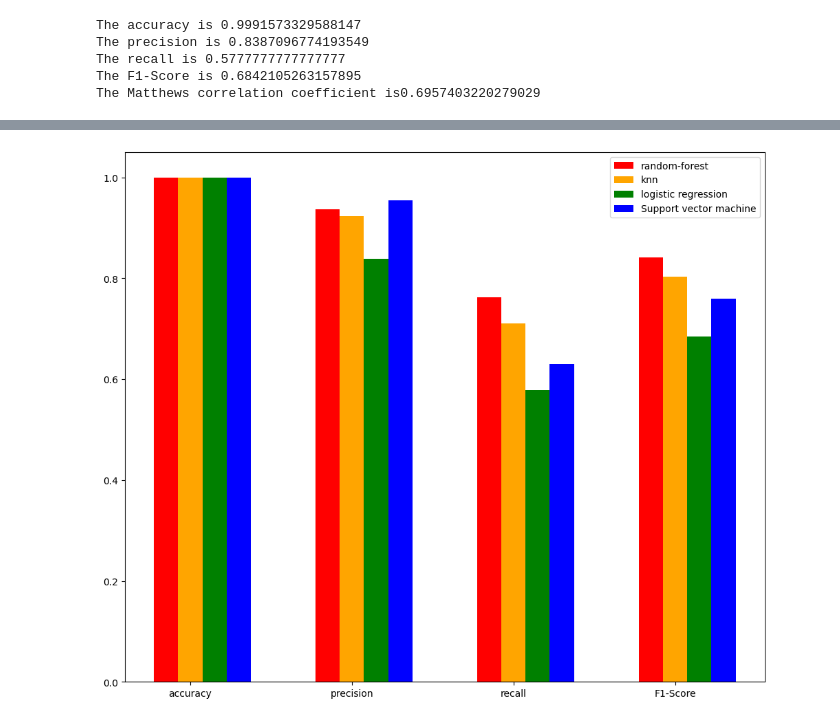
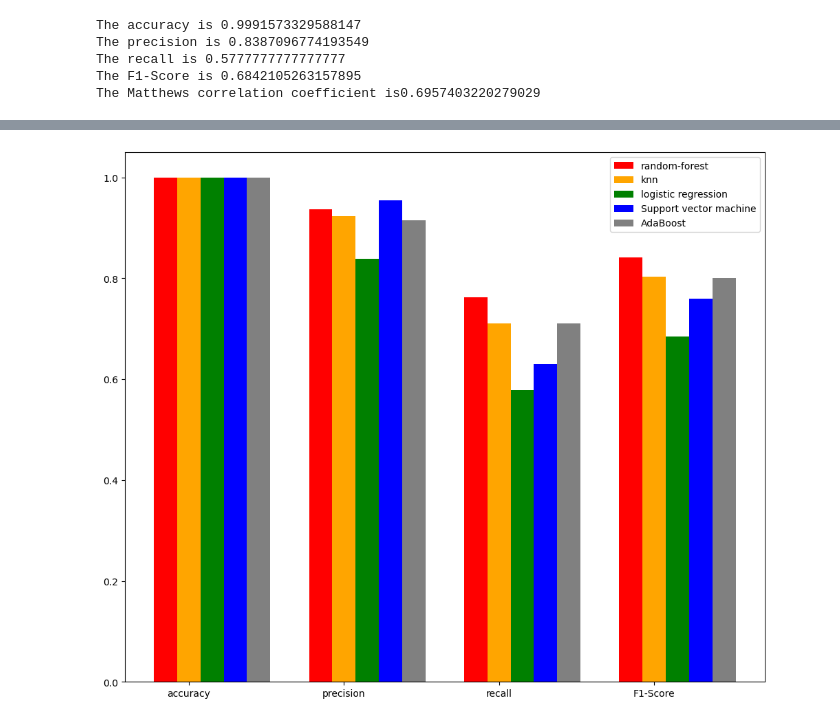
Before and after one commit to Akhilchary/Credit-Card-Fraud-Detection, a Jupyter notebook: CREDIT-CARD-FRAUD-DETECTION.ipynb, the cells around one changed output, grey strips where cells are left out. Drawn from its saved outputs; the diff is of its cells as text; code cells hidden in the pictures.

Commit message:
implemented Adaboost with decision tree as base estimator

```diff
--- a/CREDIT-CARD-FRAUD-DETECTION.ipynb
+++ b/CREDIT-CARD-FRAUD-DETECTION.ipynb
@@ -325,0 +328,8 @@ plt.show()
+# %%
+from sklearn.ensemble import AdaBoostClassifier
+from sklearn.tree import DecisionTreeClassifier
+model=DecisionTreeClassifier(criterion='entropy',max_depth=1)
+AdaBoost=AdaBoostClassifier(base_estimator=model,n_estimators=400,learning_rate=1)
+boostmodel=AdaBoost.fit(X_train,y_train)
+y_pred=boostmodel.predict(X_test)
+y_pred
@@ -325,0 +338,20 @@ plt.show()
+# %%
+from sklearn.metrics import classification_report, accuracy_score
+from sklearn.metrics import precision_score, recall_score
+from sklearn.metrics import f1_score, matthews_corrcoef
+from sklearn.metrics import confusion_matrix
+
+ada_acc = accuracy_score(y_test, y_pred)
+print("The accuracy is {}".format(ada_acc))
+
+ada_prec = precision_score(y_test, y_pred)
+print("The precision is {}".format(ada_prec))
+
+ada_rec = recall_score(y_test, y_pred)
+print("The recall is {}".format(ada_rec))
+
+ada_f1 = f1_score(y_test, y_pred)
+print("The F1-Score is {}".format(ada_f1))
+
+ada_MCC = matthews_corrcoef(y_test, y_pred)
+print("The Matthews correlation coefficient is{}".format(ada_MCC))
@@ -326,24 +375,27 @@ plt.show()
 # %%
 random_f=[rf_acc,rf_prec,rf_rec,rf_f1]
 logistic=[lr_acc,lr_prec,lr_rec,lr_f1]
 knn=[knn_acc,knn_prec,knn_rec,knn_f1]
 svm=[svm_acc,svm_prec,svm_rec,svm_f1]
-
+ada=[ada_acc,ada_prec,ada_rec,ada_f1]
 N=4
 ind = np.arange(N)
 width = 0.15
 f = plt.figure()
 f.set_figwidth(12)
 f.set_figheight(10)
 
 
 bar1=plt.bar(ind,random_f,width,color='r')
 bar2=plt.bar(ind+width,knn,width,color='orange')
 bar3=plt.bar(ind+2*width,logistic,width,color='g')
 bar4=plt.bar(ind+3*width,svm,width,color='blue')
+bar5=plt.bar(ind+4*width,ada,width,color='gray')
+
 plt.xticks(ind+width,['accuracy', 'precision', 'recall','F1-Score'])
-plt.legend( (bar1, bar2,bar3,bar4), ('random-forest', 'knn','logistic regression','Support vector machine') )
+plt.legend( (bar1, bar2,bar3,bar4,bar5), ('random-forest', 'knn','logistic regression',
+                                          'Support vector machine','AdaBoost') )
 
 plt.show()
 # %% [output]
-[figure, old version]
+[figure, new version]
```
Also changed, not shown: parts of 16 cells of this notebook.
